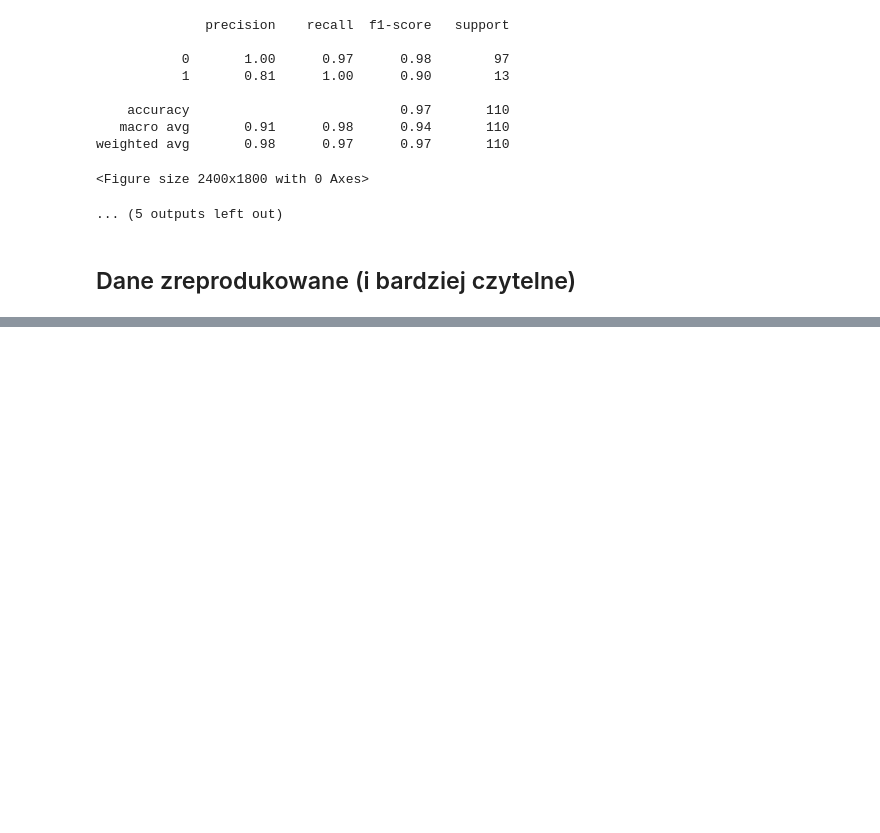
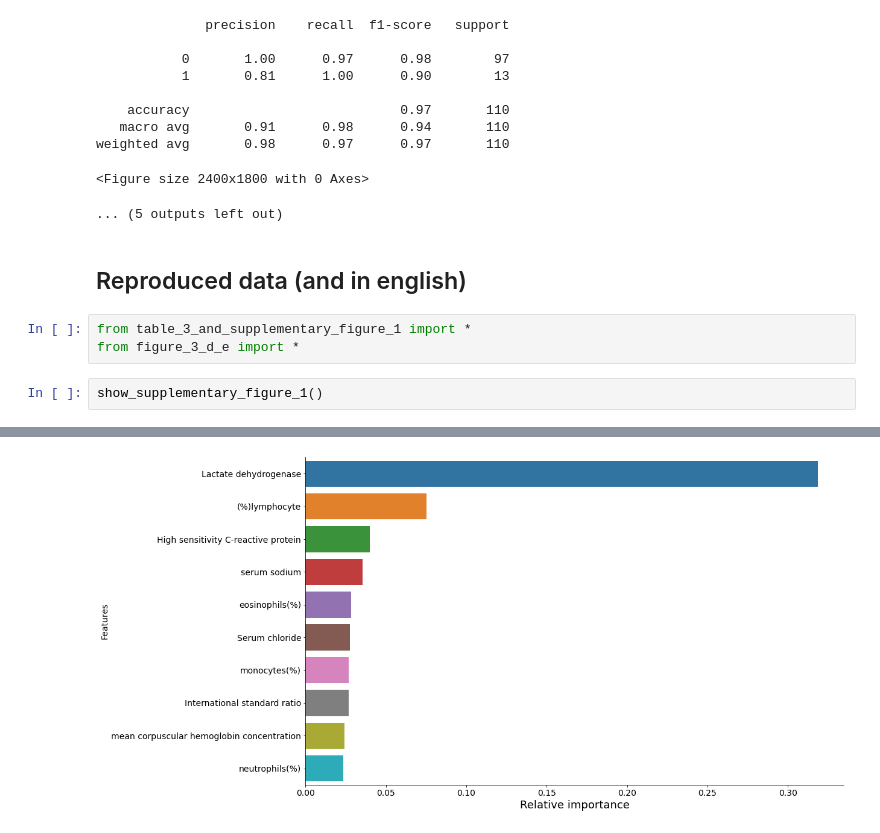
Before and after one commit to mini-pw/2021L-WB-ML, a Jupyter notebook: DeepJajo/Report1.0.ipynb, the cells around one changed output, grey strips where cells are left out. Drawn from its saved outputs; the diff is of its cells as text; blank space fills up the shorter version.

```diff
--- a/DeepJajo/Report1.0.ipynb
+++ b/DeepJajo/Report1.0.ipynb
@@ -327,5 +327,11 @@ Predict test label: [0 0 1 0 0 0 0 0 0 0 0 0 0 0 0 0 0 0 0 0 0 0 1 0 0 0 0 1 1 0
 weighted avg       0.98      0.97      0.97       110
 <Figure size 2400x1800 with 0 Axes>
 ... (5 outputs left out)
-# %% [markdown]
-## Dane zreprodukowane (i bardziej czytelne)
+# %% [markdown]
+## Reproduced data (and in english)
+# %%
+from table_3_and_supplementary_figure_1 import *
+from figure_3_d_e import *
+# %%
+show_supplementary_figure_1()
+# %% [output]
@@ -331,0 +355 @@ weighted avg       0.98      0.97      0.97       110
+[figure, added]
```
Also changed, not shown: parts of 4 cells of this notebook, 2 other files.
